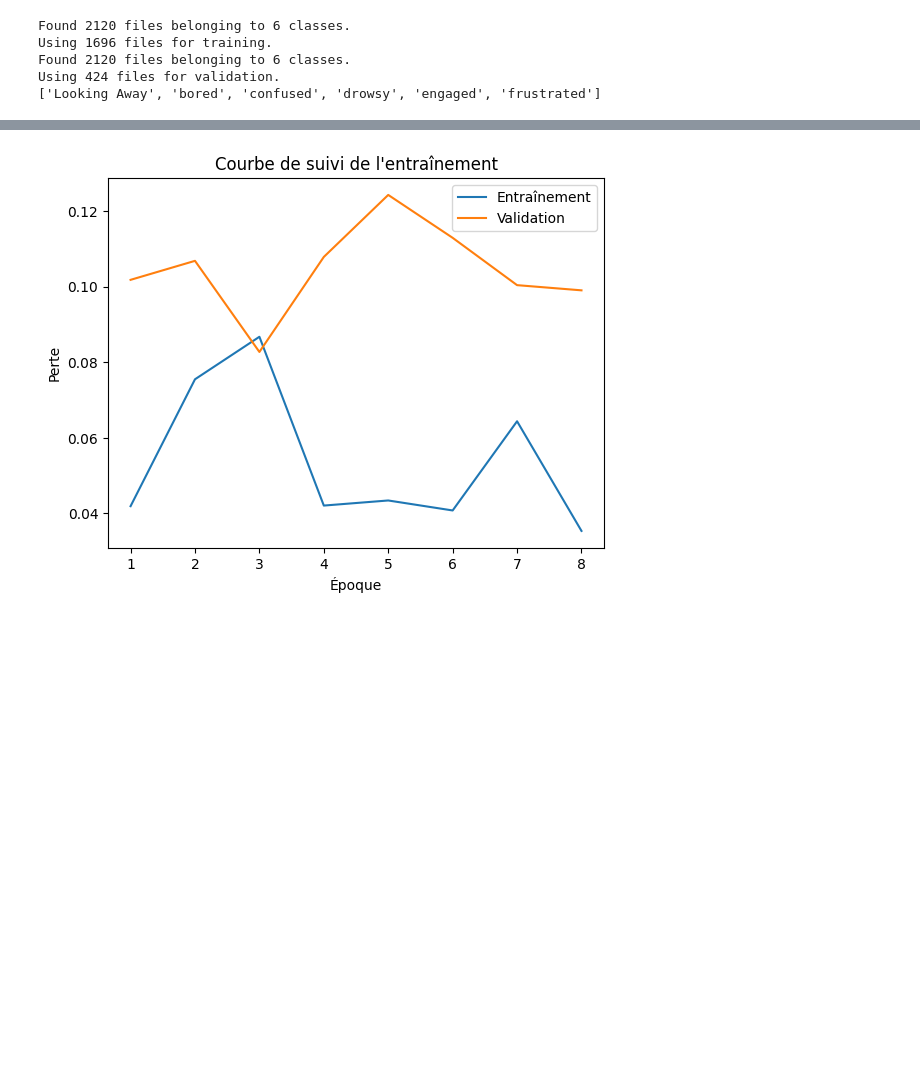
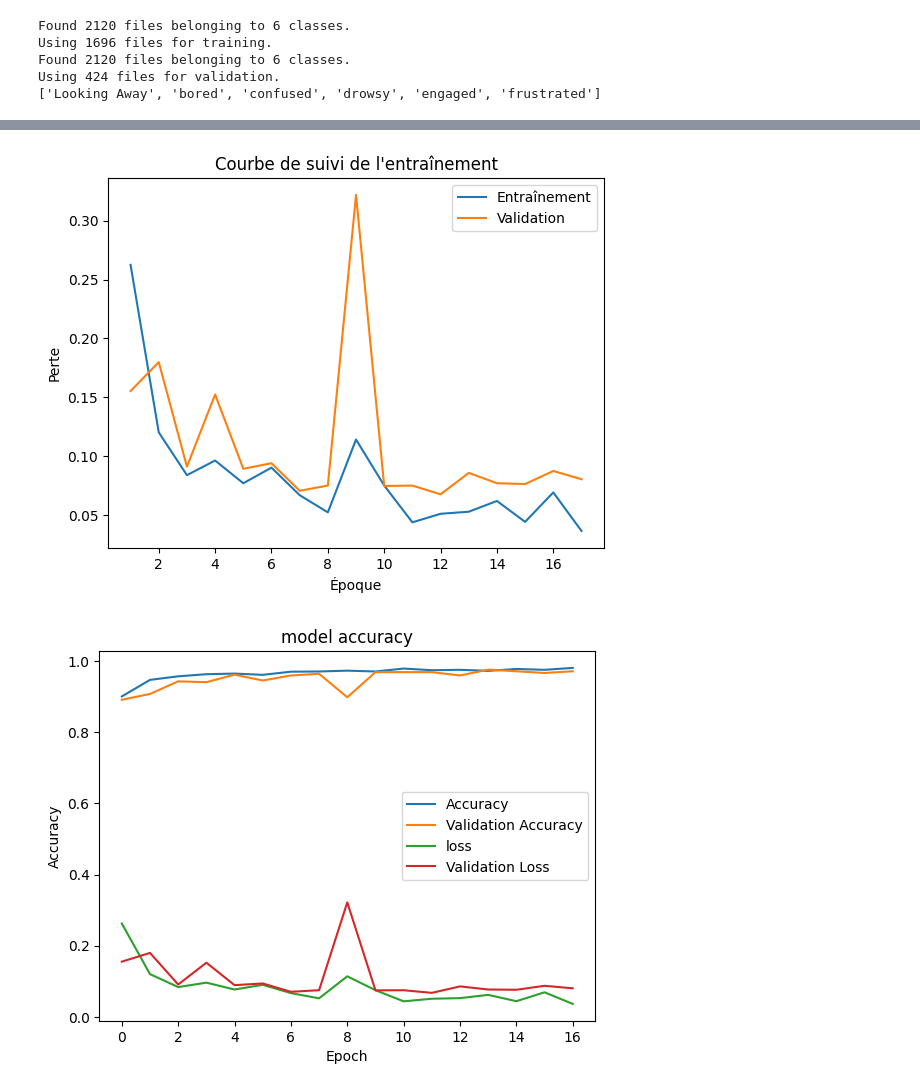
Before and after one commit to ayarii/learner-engagement, a Jupyter notebook: learner_'s_engagement_2method.ipynb, the cells around one changed output, grey strips where cells are left out. Cells and saved outputs as stored; diff of their text form; code cells hidden in the pictures; blank space fills up the shorter version.

```diff
--- a/learner_'s_engagement_2method.ipynb
+++ b/learner_'s_engagement_2method.ipynb
@@ -159,6 +160,6 @@ for images, labels in train_data.take(1):
 # %%
 num_classes = 6
-
+img_size = (200, 200,3)
 model = tf.keras.Sequential([
     layers.experimental.preprocessing.Rescaling(1./255, input_shape=(200, 200, 3)),
     layers.Conv2D(32, 3, activation='relu'),
@@ -171,7 +172,6 @@ model = tf.keras.Sequential([
     layers.Dense(128, activation='relu'),
     layers.Dense(num_classes, activation='softmax')
 ])
-
 # Compile the model
 model.compile(optimizer='adam',
               loss=tf.losses.SparseCategoricalCrossentropy(from_logits=True),
@@ -189,10 +189,9 @@ early_stopping = EarlyStopping(monitor='val_loss', patience=5, restore_best_weig
 history = model.fit(
     train_data,
     validation_data=val_data,
-    epochs=10,
+    epochs=100,
     callbacks=[tensorboard_callback, early_stopping]
 )
-
 # Evaluate the model
 loss, accuracy = model.evaluate(val_data, verbose=0)
 print(f'Test loss: {loss:.4f}')
@@ -253,17 +235,6 @@ Trainable params: 2187078 (8.34 MB)
 Non-trainable params: 0 (0.00 Byte)
 _________________________________________________________________
 # %%
- # Convertir les étiquettes en une représentation binaire
-from sklearn.preprocessing import label_binarize
-binarized_labels = label_binarize(labels, classes=['Looking Away', 'bored', 'confused', 'drowsy', 'engaged', 'frustrated'])
-n_classes = binarized_labels.shape[1]
-
-# Assuming 'train_data' is appropriately prepared and has the same number of samples as 'labels'
-scores = model.predict(train_data)
-
-# Assuming 'history' object contains the training and validation loss
-history = model.fit(train_data, validation_data=val_data, epochs=10, callbacks=[early_stopping])
-
 # Extract the training and validation loss from the history object
 training_loss = history.history['loss']
 validation_loss = history.history['val_loss']
@@ -277,4 +248,14 @@ plt.ylabel('Perte')
 plt.title('Courbe de suivi de l\'entraînement')
 plt.legend()
 plt.show()
+# Plot the training and validation loss
+plt.plot(history.history["accuracy"])
+plt.plot(history.history['val_accuracy'])
+plt.plot(history.history['loss'])
+plt.plot(history.history['val_loss'])
+plt.title("model accuracy")
+plt.ylabel("Accuracy")
+plt.xlabel("Epoch")
+plt.legend(["Accuracy","Validation Accuracy","loss","Validation Loss"])
+plt.show()
 # %% [output]
@@ -298,4 +262,5 @@ Epoch 8/10
-[figure, old version]
+[figure, new version]
+[figure, added]
 # %%
 # Cette ligne importe la bibliothèque "files" de Google Colab, qui permet de charger des fichiers depuis votre ordinateur vers l'environnement Colab.
 from google.colab import files
```
Also changed, not shown: parts of 5 cells of this notebook.
